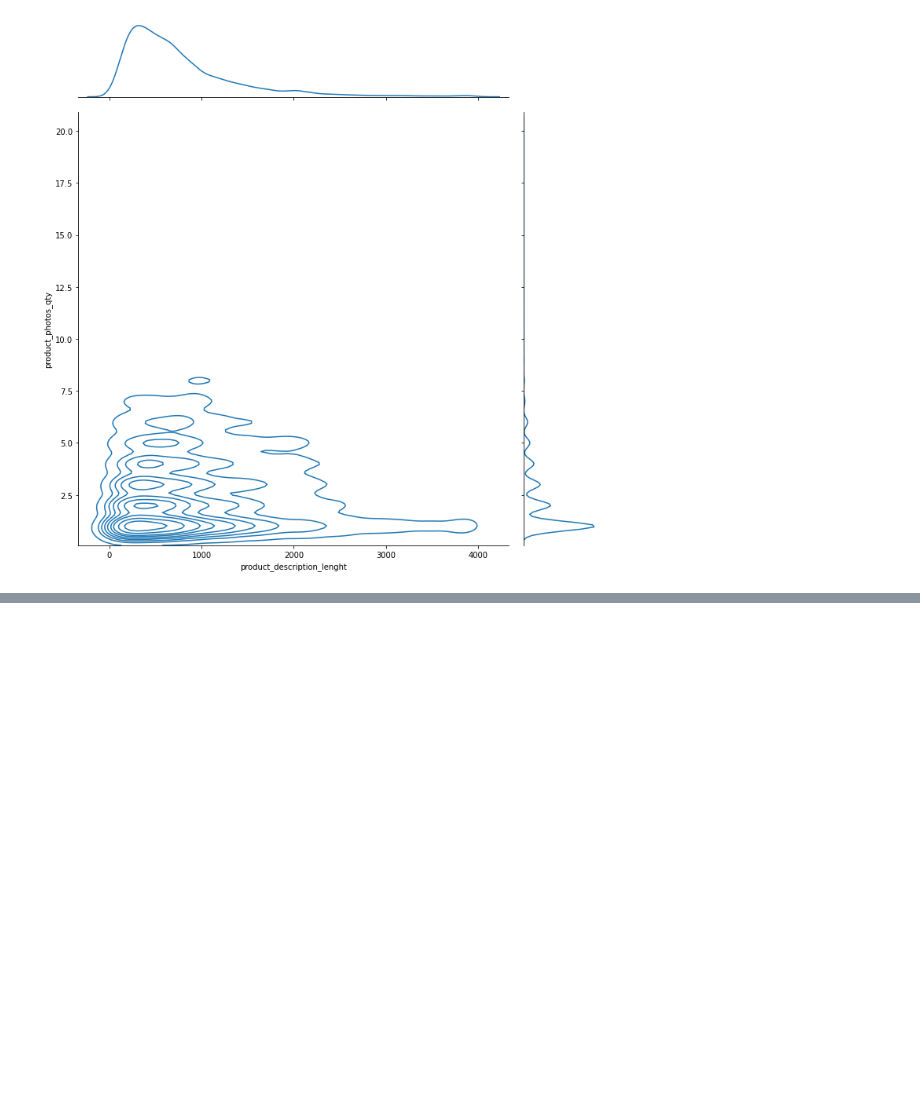
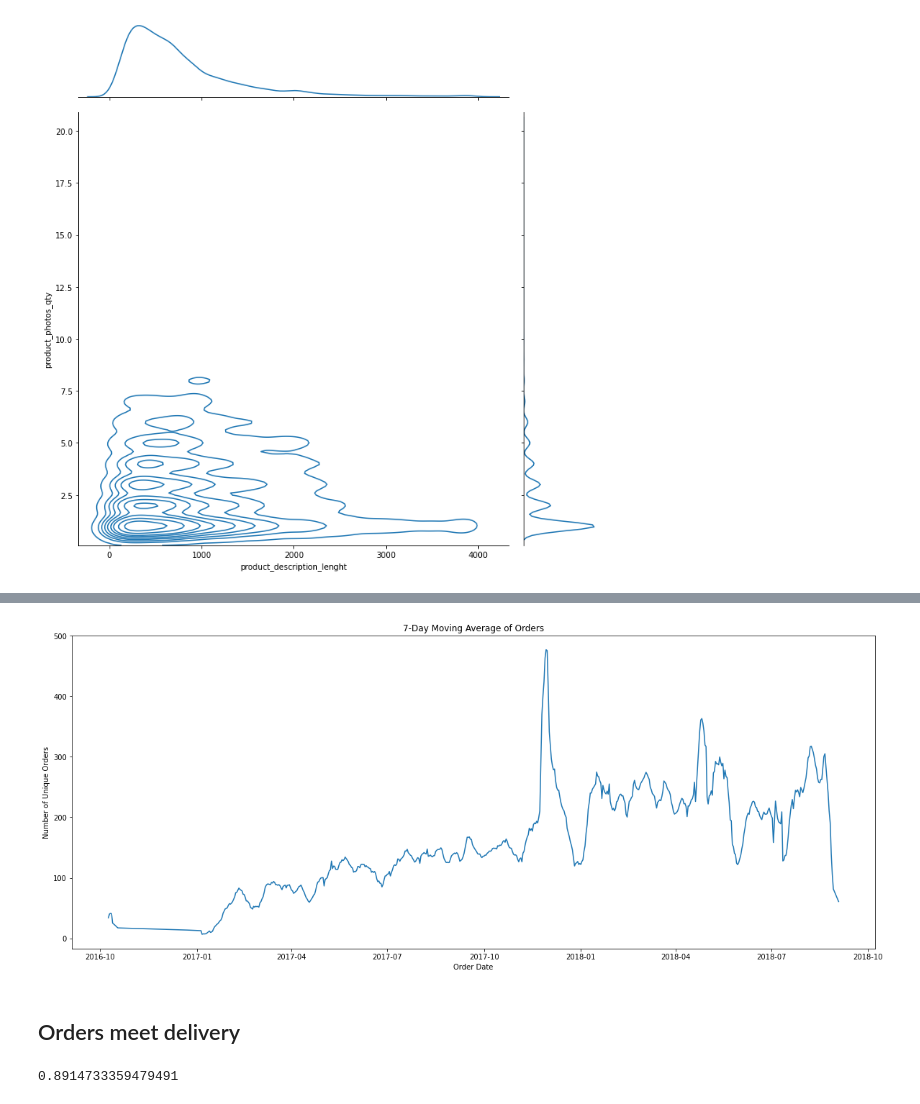
Before and after one commit to smwitkowski/olist-product-recommendations, a Jupyter notebook: notebooks/01-switkowski-data-eda.ipynb, the cells around one changed output, grey strips where cells are left out. Drawn from its saved outputs; the diff is of its cells as text; code cells hidden in the pictures; blank space fills up the shorter version.

Commit message:
Added new order delivery EDA

```diff
--- a/notebooks/01-switkowski-data-eda.ipynb
+++ b/notebooks/01-switkowski-data-eda.ipynb
@@ -555,0 +570,3 @@ sns.jointplot('product_description_lenght', 'product_photos_qty', data=prod_data
+# %%
+data = pd.read_csv('../data/raw/olist_orders_dataset.csv')
+data.head()
@@ -555,0 +599,20 @@ sns.jointplot('product_description_lenght', 'product_photos_qty', data=prod_data
+# %%
+fig, ax = plt.subplots(figsize=(20, 8))
+orders = data[['order_date', 'order_id']].groupby('order_date').agg({"order_id": pd.Series.nunique})
+orders['orders_rolling'] = orders['order_id'].rolling(7).mean()
+sns.lineplot(data=orders, x = 'order_date', y='orders_rolling')
+
+ax.set_title('7-Day Moving Average of Orders')
+ax.set_ylabel('Number of Unique Orders')
+ax.set_xlabel('Order Date');
+# %% [output]
+[figure, added]
+# %% [markdown]
+## Orders meet delivery
+# %%
+data['delivery_estimate_met'] = pd.to_datetime(data['order_delivered_customer_date']) <=\
+pd.to_datetime(data['order_estimated_delivery_date'])
+
+data['delivery_estimate_met'].astype(int).mean()
+# %% [output]
+0.8914733359479491
```
Also changed, not shown: parts of 12 cells of this notebook.
